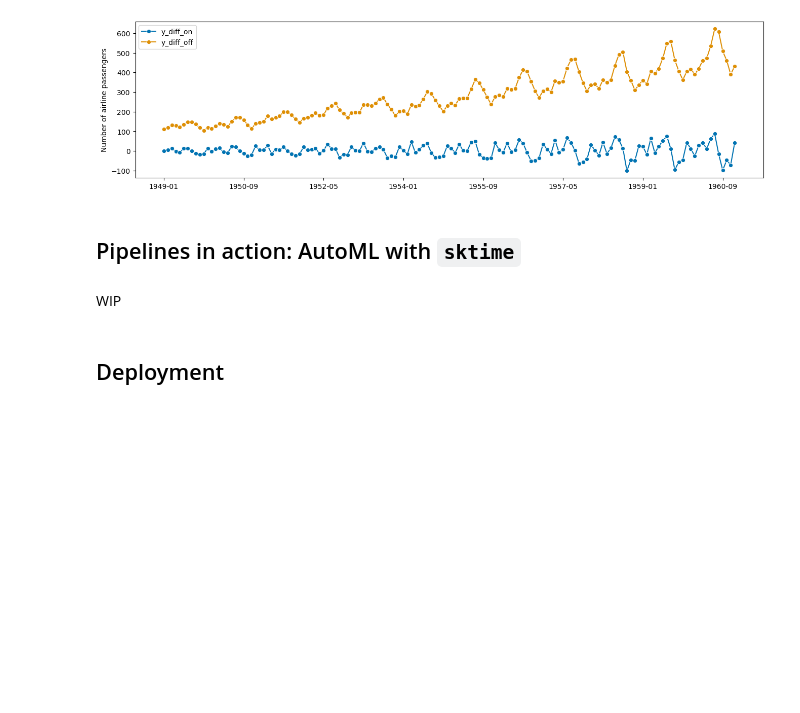
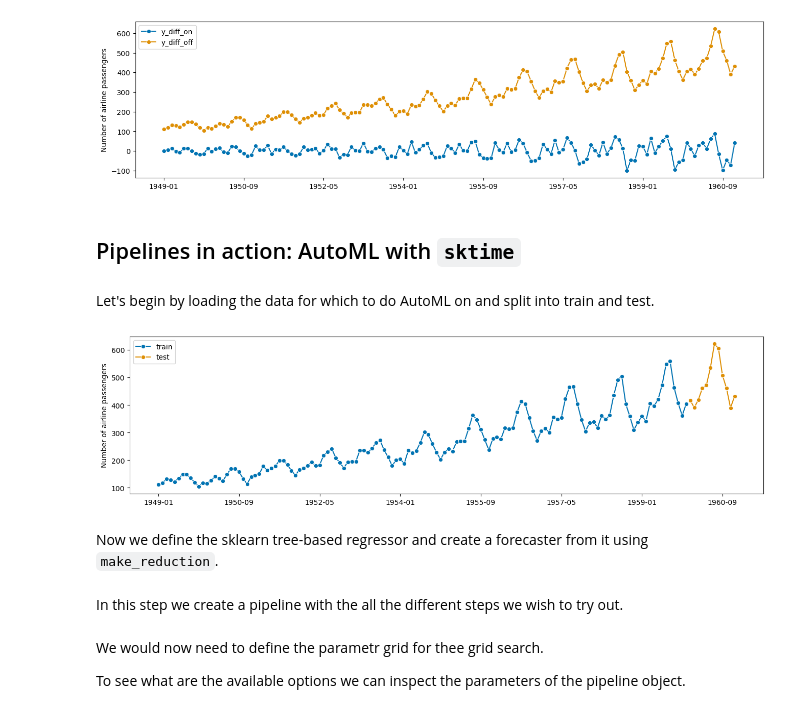
Before and after one commit to sktime/sktime-tutorial-ODSC-Europe-2023, a Jupyter notebook: notebooks/04_advanced.ipynb, the cells around one changed output. Drawn from its saved outputs; the diff is of its cells as text; code cells hidden in the pictures; blank space fills up the shorter version.

Commit message:
Finish pipeline/automl example

```diff
--- a/notebooks/04_advanced.ipynb
+++ b/notebooks/04_advanced.ipynb
@@ -535,5 +535,3 @@ fig, ax = plot_series(y_diff_on, y_diff_off, labels=["y_diff_on", "y_diff_off"])
 [figure]
 # %% [markdown]
 ## Pipelines in action: AutoML with `sktime`
-# %% [markdown]
-WIP
@@ -575,2 +538,15 @@ gscv.fit(y=y_train, fh=fh)
-# %% [markdown]
-## Deployment
+# %% [markdown]
+Let's begin by loading the data for which to do AutoML on and split into train and test.
+# %%
+from sktime.forecasting.model_selection import temporal_train_test_split
+
+from sktime.datasets import load_airline
+
+y = load_airline()
+
+y_train, y_test = temporal_train_test_split(y=y, test_size=12)
+fig, ax = plot_series(y_train, y_test, labels=["train", "test"])
+# %% [output]
+[figure, added]
+# %% [markdown]
+Now we define the sklearn tree-based regressor and create a forecaster from it using `make_reduction`.
@@ -576,0 +559,2 @@ gscv.fit(y=y_train, fh=fh)
+# %% [markdown]
+In this step we create a pipeline with the all the different steps we wish to try out.
@@ -576,0 +578,4 @@ gscv.fit(y=y_train, fh=fh)
+# %% [markdown]
+We would now need to define the parametr grid for thee grid search.
+
+To see what are the available options we can inspect the parameters of the pipeline object.
```
Also changed, not shown: parts of 13 cells of this notebook.
